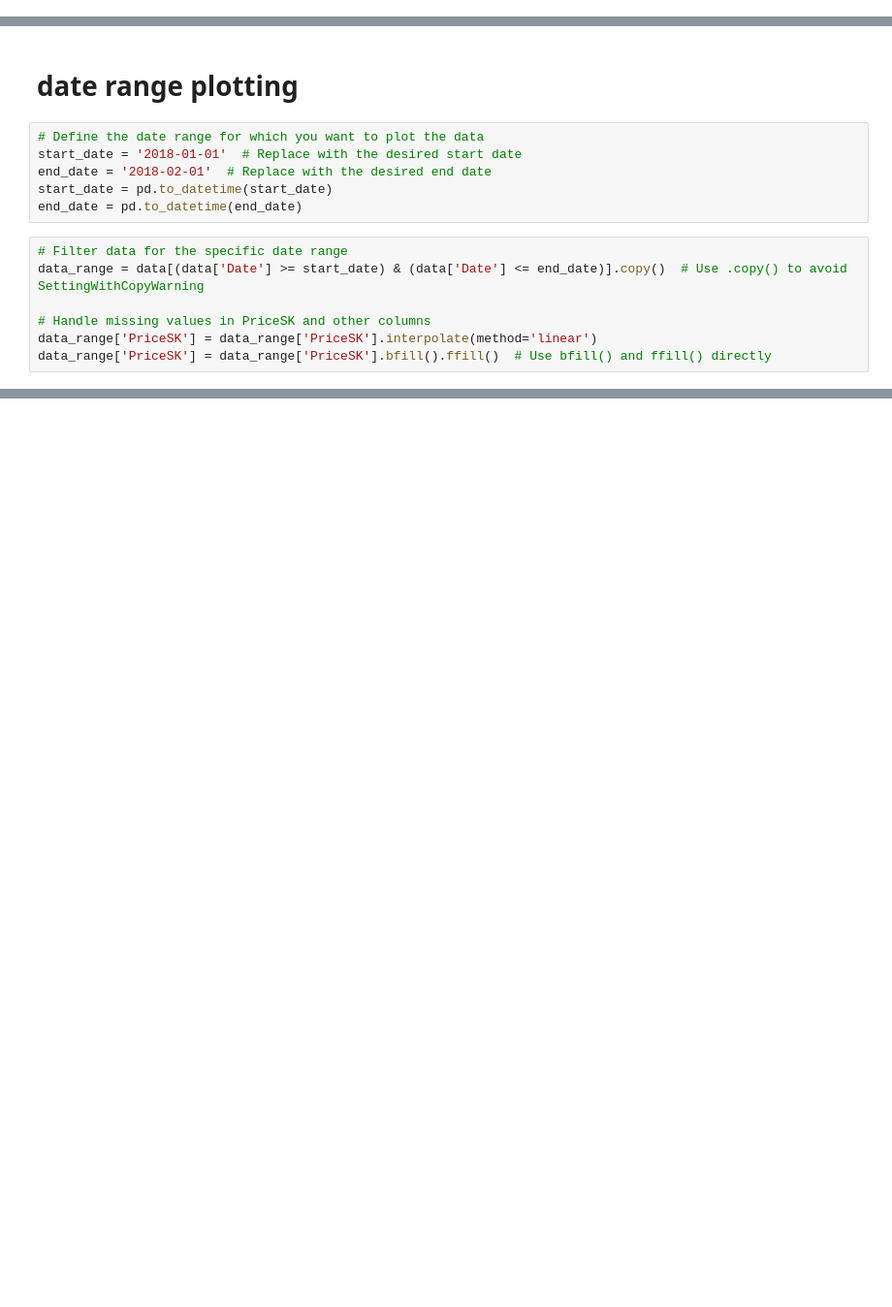
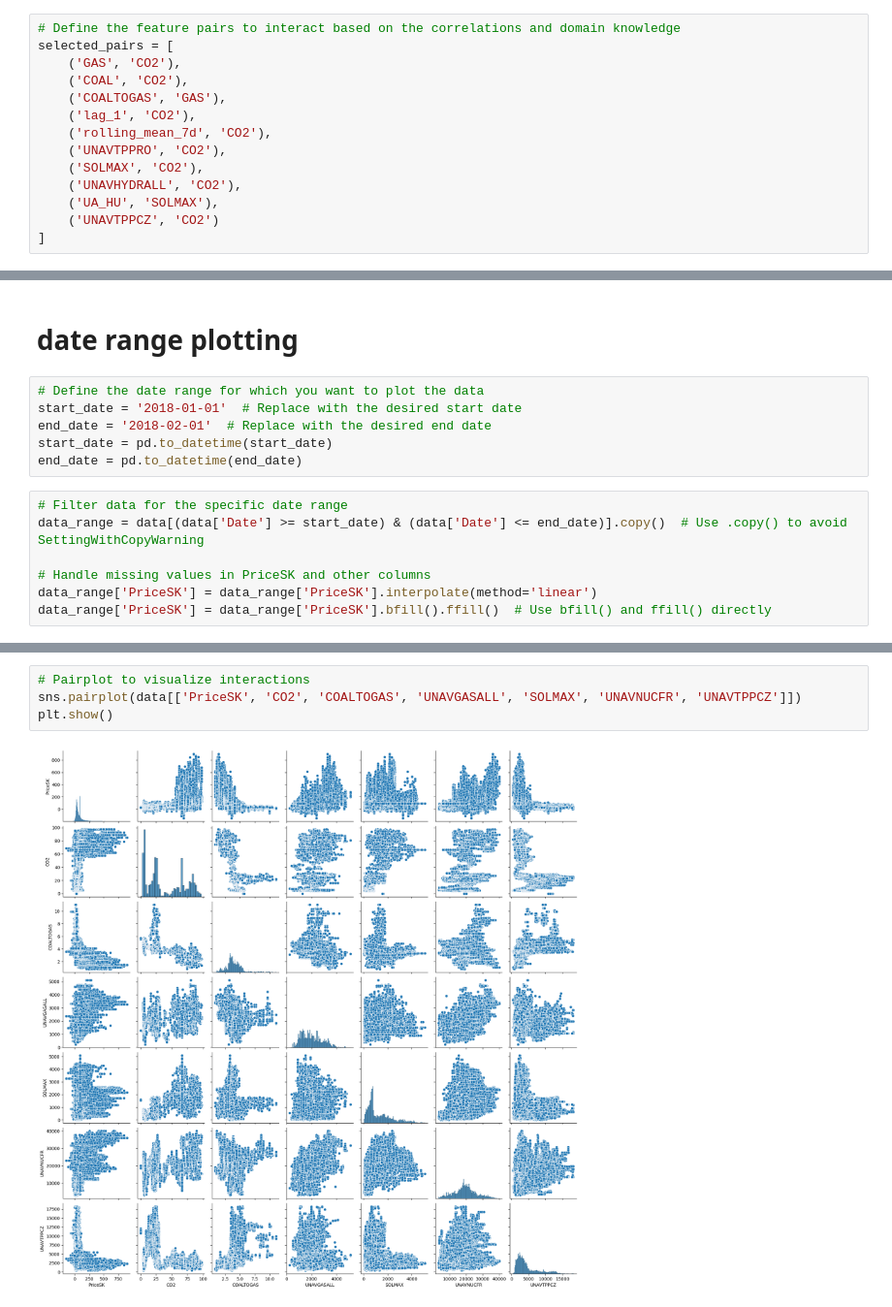
Before and after one commit to venture-data/lstm-example, a Jupyter notebook: ploting_data_features.ipynb, the cells around one changed output, grey strips where cells are left out. Shown at 97% size. Saved outputs shown, nothing was run; the diff lists cells and outputs as text; blank space fills up the shorter version.

```diff
--- a/ploting_data_features.ipynb
+++ b/ploting_data_features.ipynb
@@ -141,0 +311,14 @@ Name: MI Scores, dtype: float64
+# %%
+# Define the feature pairs to interact based on the correlations and domain knowledge
+selected_pairs = [
+    ('GAS', 'CO2'),
+    ('COAL', 'CO2'),
+    ('COALTOGAS', 'GAS'),
+    ('lag_1', 'CO2'),
+    ('rolling_mean_7d', 'CO2'),
+    ('UNAVTPPRO', 'CO2'),
+    ('SOLMAX', 'CO2'),
+    ('UNAVHYDRALL', 'CO2'),
+    ('UA_HU', 'SOLMAX'),
+    ('UNAVTPPCZ', 'CO2')
+]
@@ -240,0 +550,6 @@ plt.show()
+# %%
+# Pairplot to visualize interactions
+sns.pairplot(data[['PriceSK', 'CO2', 'COALTOGAS', 'UNAVGASALL', 'SOLMAX', 'UNAVNUCFR', 'UNAVTPPCZ']])
+plt.show()
+# %% [output]
+[figure, added]
```
Also changed, not shown: parts of 33 cells of this notebook, 1 other file.
